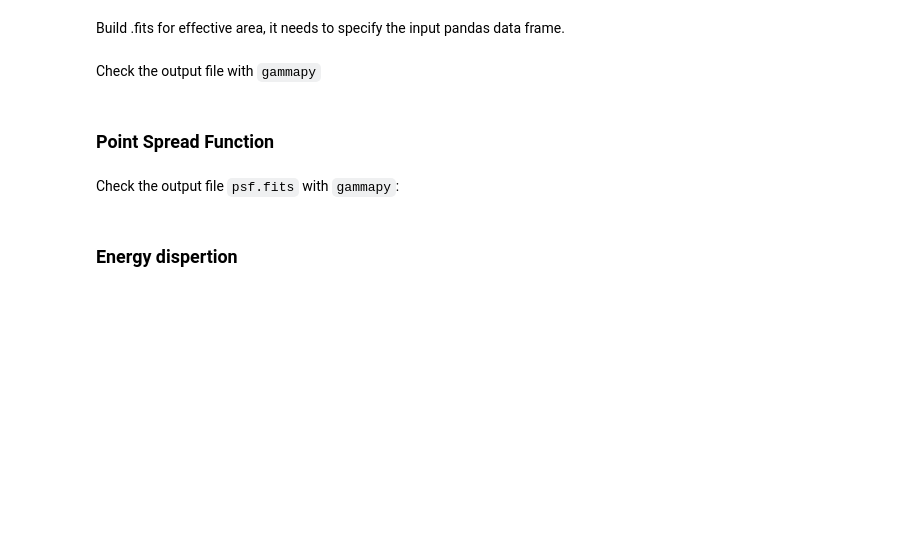
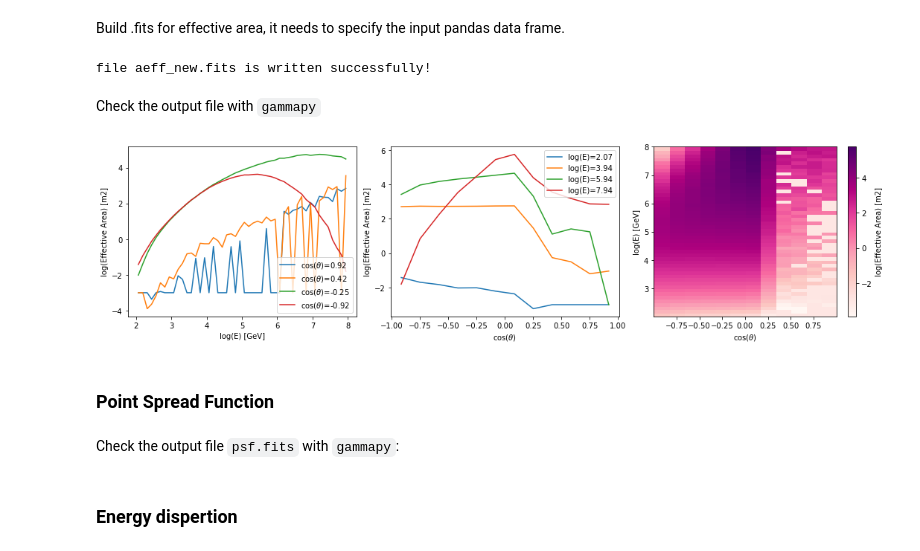
Before and after one commit to KM3NeT/km3irf, a Jupyter notebook: use_cases/Use_case_1.ipynb, the cells around one changed output. Drawn from its saved outputs; the diff is of its cells as text; code cells hidden in the pictures; blank space fills up the shorter version.

```diff
--- a/use_cases/Use_case_1.ipynb
+++ b/use_cases/Use_case_1.ipynb
@@ -41,7 +80,9 @@ weighted_dict.values()
 # %% [markdown]
 Build .fits for effective area, it needs to specify the input pandas data frame.
 # %%
-test_irf.build_aeff()
+test_irf_nu.build_aeff(output="aeff_new.fits")
+# %% [output]
+file aeff_new.fits is written successfully!
 # %% [markdown]
 Check the output file with `gammapy`
 # %%
@@ -51,4 +92,7 @@ from gammapy.irf import EffectiveAreaTable2D
 # %%
 # Read effective area IRFs
-aeff = EffectiveAreaTable2D.read("aeff.fits", hdu="EFFECTIVE AREA")
-print(aeff)
+aeff = utils.DrawAeff(aeff_path="./aeff_new.fits")
+# draw
+aeff.peek()
+# %% [output]
+[figure, added]
```
Also changed, not shown: parts of 17 cells of this notebook, 1 other file.
